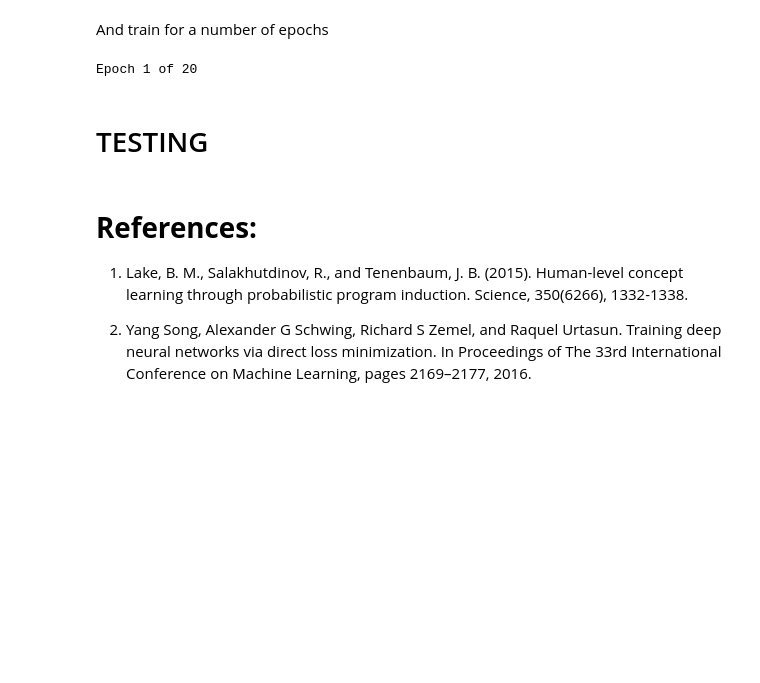
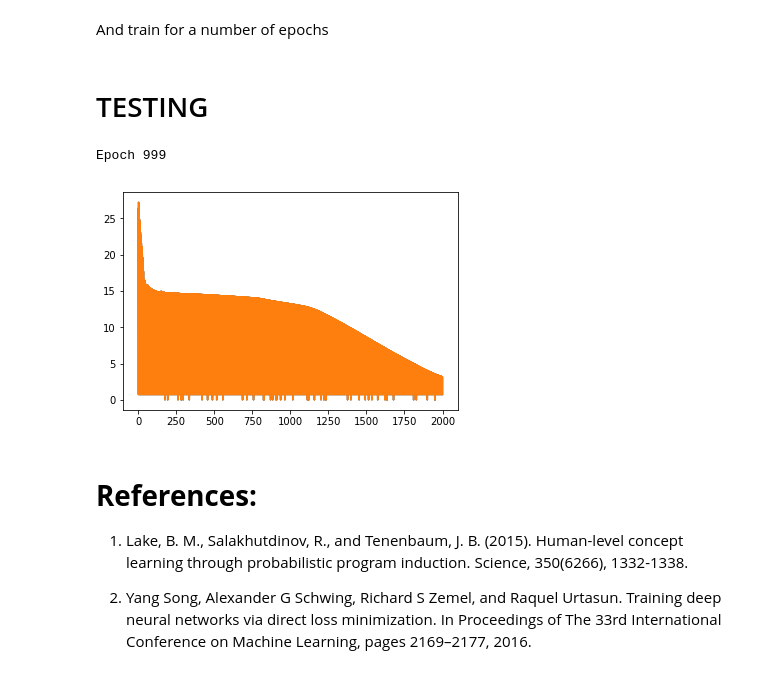
Before and after one commit to hsm207/few_shots, a Jupyter notebook: Few_shots.ipynb, the cells around one changed output. Cells and saved outputs as stored; diff of their text form; code cells hidden in the pictures; blank space fills up the shorter version.

```diff
--- a/Few_shots.ipynb
+++ b/Few_shots.ipynb
@@ -618,11 +621,13 @@ def train_step(self,batch):
     if self.config.optimizer=="Adam":
         pass
     optimizer = torch.optim.Adam(
-        chain(self.layer1.parameters(),
-         self.layer2.parameters(),
-         self.layer3.parameters(),
-         self.layer4.parameters()),lr)
-    optimizer.zero_grad()
+        self.parameters(),lr)
+#     optimizer = torch.optim.Adam(
+#         chain(self.layer1.parameters(),
+#          self.layer2.parameters(),
+#          self.layer3.parameters(),
+#          self.layer4.parameters()),lr)
+#     optimizer.zero_grad()
     mAP_score_std,mAP_score_aug,mAP_score_GT=model.inference(batch)
     loss= model.compute_loss(mAP_score_std,mAP_score_aug,mAP_score_GT)
     loss.backward()
@@ -632,0 +722,7 @@ Model.train_step = train_step
+# %%
+#testing cell
+configDLM= ConfigDLM()
+model = Model(configDLM)
+batch=get_batch(3,4,'train')
+model.train_step(batch)
+eval_mAP(batch,model)
@@ -638,10 +738,10 @@ model = Model(configDLM)
 # %% [markdown]
 And train for a number of epochs
 # %%
-EPOCHS=20
-for i in range(EPOCHS):
-    print('Epoch %d of %d'%(i+1,EPOCHS),end='\r')
-    batch=get_batch(128,16,'train')
-    model.train_step(batch)
+SKIP = True
+if not SKIP:
+    EPOCHS=20
+    for i in range(EPOCHS):
+        print('Epoch %d of %d'%(i+1,EPOCHS),end='\r')
+        batch=get_batch(128,16,'train')
+        model.train_step(batch)
-# %% [output]
-Epoch 1 of 20
@@ -658,7 +758,17 @@ mAP_score_std,mAP_score_aug,mAP_score_GT=model.inference(batch)
 loss= model.compute_loss(mAP_score_std,mAP_score_aug,mAP_score_GT)
 # %%
 for i in range(1000):
+    print("Epoch %d"%i,end="\r")
     model.train_step(batch)
+    model.losses.append(eval_mAP(get_batch(3,4,'val'),model))
+# %% [output]
+Epoch 999
+# %%
+import matplotlib.pyplot as plt
+plt.plot(model.losses)
+plt.show()
+# %% [output]
+[figure, added]
 # %% [markdown]
 # **References:**
 
```
Also changed, not shown: parts of 14 cells of this notebook.
